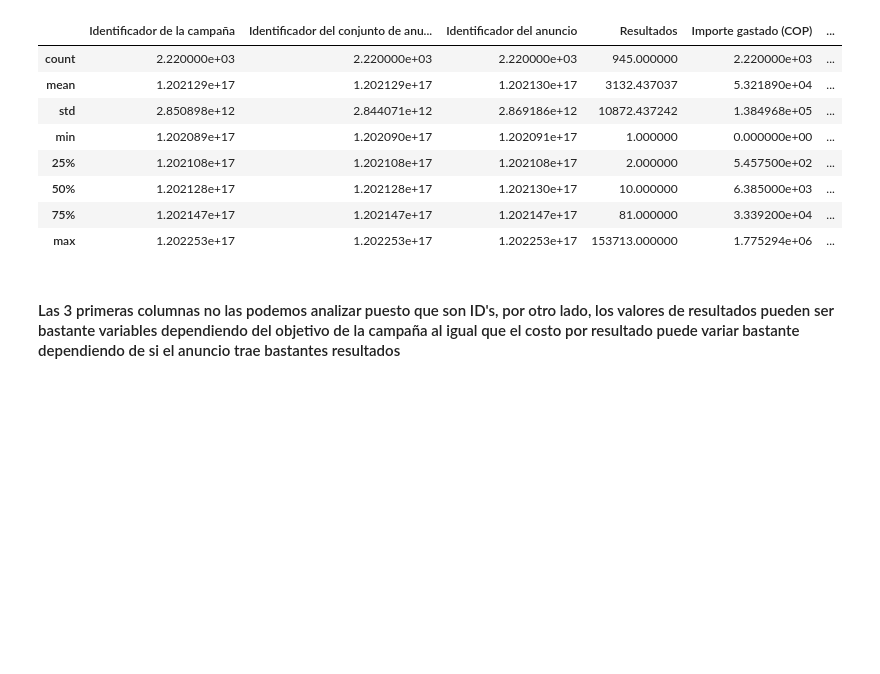
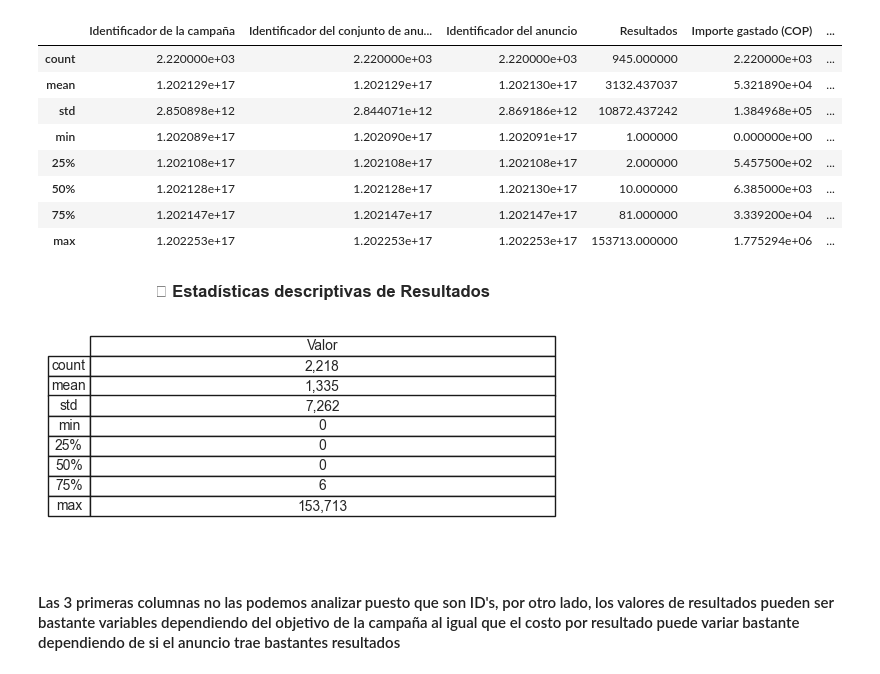
Before and after one commit to andresmaufer03/Proyecto-EDA, a Jupyter notebook: Meta Análisis/EDAMeta.ipynb, the cells around one changed output. Drawn from its saved outputs; the diff is of its cells as text; code cells hidden in the pictures; blank space fills up the shorter version.

```diff
--- a/Meta Análisis/EDAMeta.ipynb
+++ b/Meta Análisis/EDAMeta.ipynb
@@ -5,4 +7,9 @@ import matplotlib.pyplot as plt
 import seaborn as sns
+# %%
+sns.set_theme(style="whitegrid")
+plt.rcParams["font.size"] = 12
+plt.rcParams["axes.titlesize"] = 16
+plt.rcParams["axes.labelsize"] = 14
 # %%
 #Se guarda el dataset en una variable (df_meta) y mostramos las 5 primeras filas y todas sus columnas.
 df_meta = pd.read_csv('REPORTE-XPLORA-MAYO-2024-AGOSTO-2025.csv')
@@ -89,6 +105,39 @@ df_meta.describe()
 | 50% | 1.202128e+17 | 1.202128e+17 | 1.202130e+17 | 10.000000 | 6.385000e+03 | ... |
 | 75% | 1.202147e+17 | 1.202147e+17 | 1.202147e+17 | 81.000000 | 3.339200e+04 | ... |
 | max | 1.202253e+17 | 1.202253e+17 | 1.202253e+17 | 153713.000000 | 1.775294e+06 | ... |
+# %%
+# Crear tabla a partir de describe()
+tabla = df_meta_subset["Resultados"].describe().to_frame()
+tabla = tabla.rename(columns={"Resultados": "Valor"})
+
+# Formato más limpio: redondear y usar separador de miles
+tabla["Valor"] = tabla["Valor"].apply(lambda x: f"{x:,.0f}")
+
+# Crear figura
+fig, ax = plt.subplots(figsize=(5,3))
+ax.axis("tight")
+ax.axis("off")
+
+# Dibujar tabla
+tabla_plot = ax.table(cellText=tabla.values,
+                      rowLabels=tabla.index,
+                      colLabels=tabla.columns,
+                      cellLoc='center',
+                      rowLoc='center',
+                      loc='center')
+
+# Ajustar estilo
+tabla_plot.auto_set_font_size(False)
+tabla_plot.set_fontsize(10)
+tabla_plot.scale(1.2, 1.2)
+
+plt.title("📊 Estadísticas descriptivas de Resultados", fontsize=12, fontweight="bold", pad=10)
+
+# Guardar como imagen
+plt.savefig("tabla_resultados.png", dpi=300, bbox_inches="tight", transparent=True)
+plt.show()
+# %% [output]
+[figure, added]
 # %% [markdown]
 #### Las 3 primeras columnas no las podemos analizar puesto que son ID's, por otro lado, los valores de resultados pueden ser bastante variables dependiendo del objetivo de la campaña al igual que el costo por resultado puede variar bastante dependiendo de si el anuncio trae bastantes resultados
 # %%
```
Also changed, not shown: parts of 7 cells of this notebook, 5 other files.
